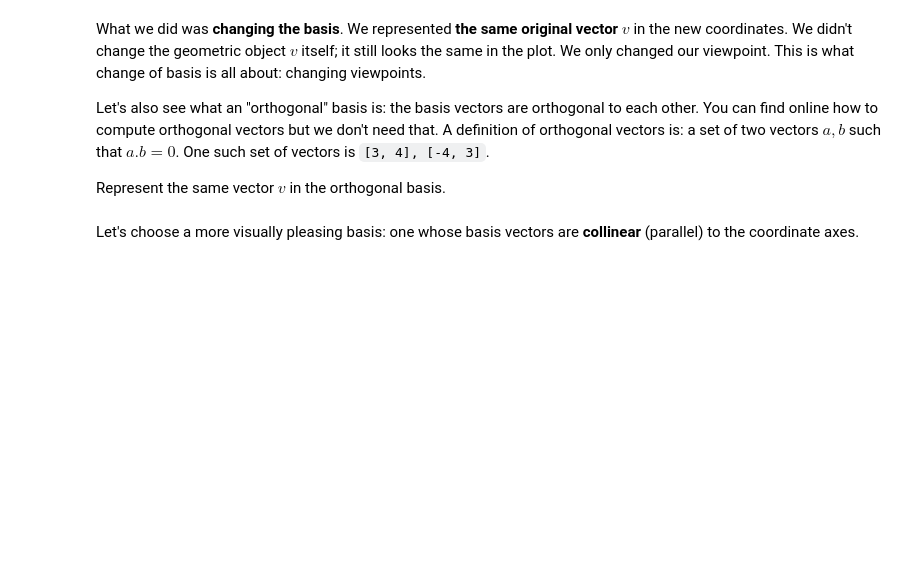
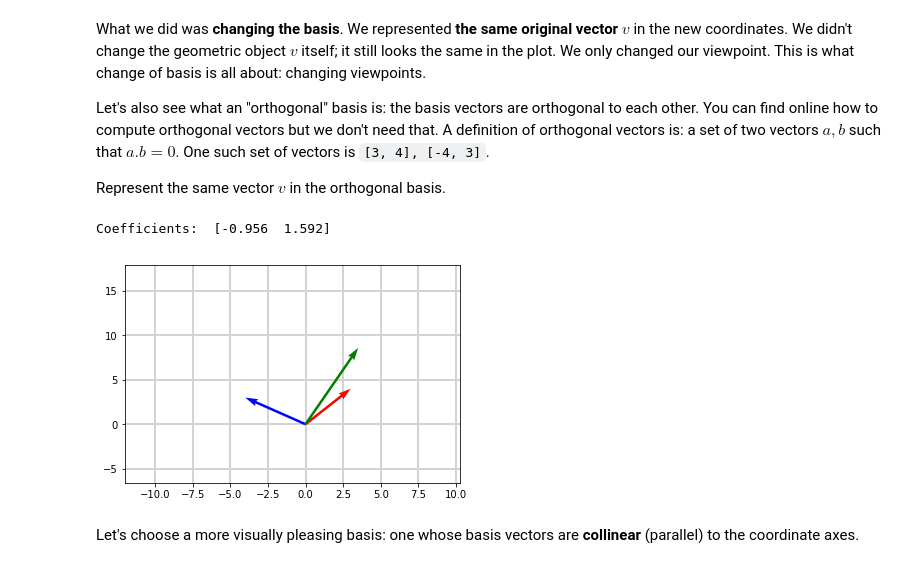
Before and after one commit to powerslider/ai_softuni, a Jupyter notebook: 01_Math_Concepts_For_Developers/06. Linear-Algebra-Exercise/Linear Algebra Exercise.ipynb, the cells around one changed output. Saved outputs shown, nothing was run; the diff lists cells and outputs as text; code cells hidden in the pictures; blank space fills up the shorter version.

```diff
--- a/01_Math_Concepts_For_Developers/06. Linear-Algebra-Exercise/Linear Algebra Exercise.ipynb
+++ b/01_Math_Concepts_For_Developers/06. Linear-Algebra-Exercise/Linear Algebra Exercise.ipynb
@@ -74,8 +107,11 @@ Represent the same vector $v$ in the orthogonal basis.
 # %%
 e1, e2 = [[3, 4], [-4, 3]]
 coefficients = find_linear_combination_coefficients(e1, e2, v)
 print("Coefficients: ", str(coefficients))
-plot_vectors([[0, 0, i[0], i[1]] for i in [e1, e2, v]], "red", "blue", "green")
+plot_vectors([[0, 0, i[0], i[1]] for i in [e1, e2, v]], ["red", "blue", "green"])
+# %% [output]
+Coefficients:  [-0.956  1.592]
+[figure, added]
 # %% [markdown]
 Let's choose a more visually pleasing basis: one whose basis vectors are **collinear** (parallel) to the coordinate axes.
 # %%
```
Also changed, not shown: parts of 13 cells of this notebook.
